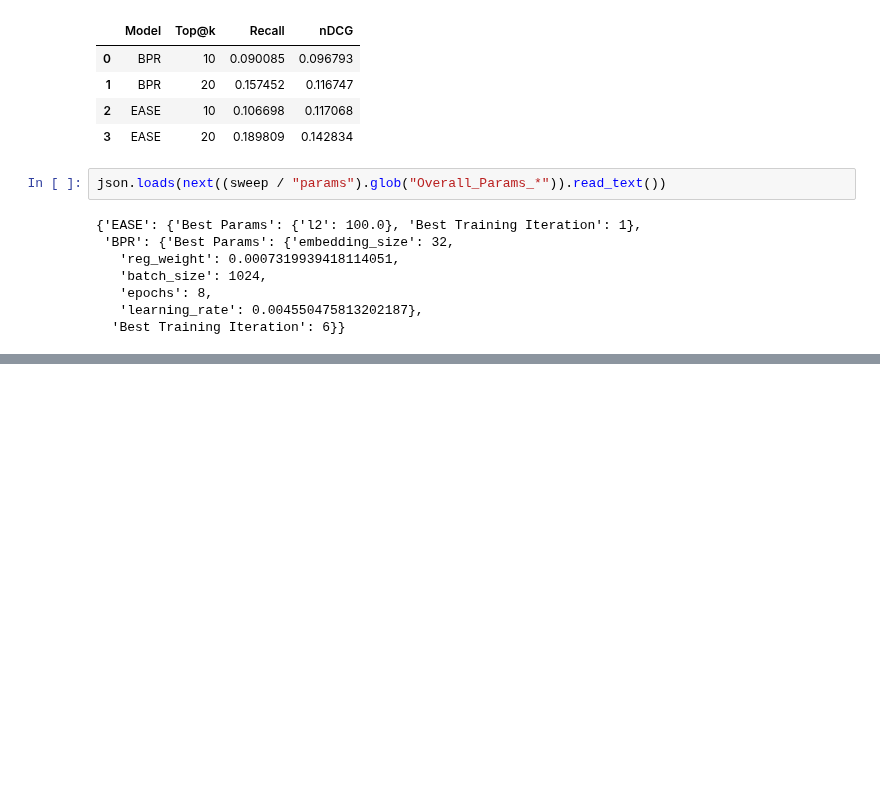
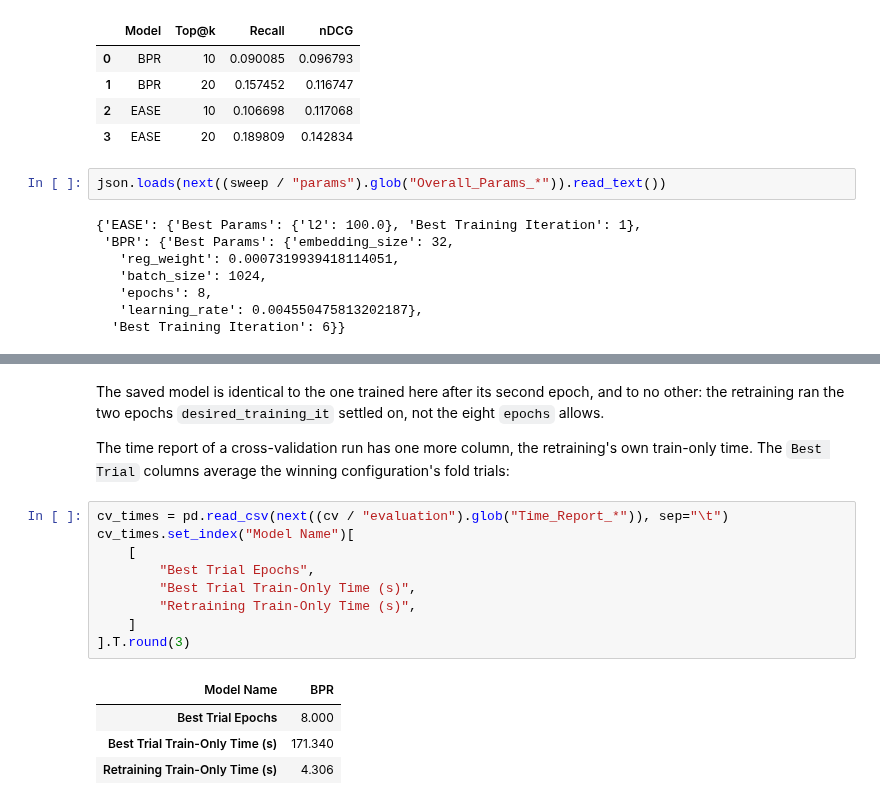
Before and after one commit to sisinflab/warprec, a Jupyter notebook: guides/10-hyperparameter-search/hyperparameter-search.ipynb, the cells around one changed output, grey strips where cells are left out. Drawn from its saved outputs; the diff is of its cells as text; blank space fills up the shorter version.

```diff
--- a/guides/10-hyperparameter-search/hyperparameter-search.ipynb
+++ b/guides/10-hyperparameter-search/hyperparameter-search.ipynb
@@ -933,0 +796,22 @@ pipeline's flows and outputs.
+# %% [markdown]
+The saved model is identical to the one trained here after its second epoch,
+and to no other: the retraining ran the two epochs `desired_training_it`
+settled on, not the eight `epochs` allows.
+
+The time report of a cross-validation run has one more column, the retraining's
+own train-only time. The `Best Trial` columns average the winning
+configuration's fold trials:
+# %%
+cv_times = pd.read_csv(next((cv / "evaluation").glob("Time_Report_*")), sep="\t")
+cv_times.set_index("Model Name")[
+    [
+        "Best Trial Epochs",
+        "Best Trial Train-Only Time (s)",
+        "Retraining Train-Only Time (s)",
+    ]
+].T.round(3)
+# %% [output]
+| Model Name | BPR |
+| Best Trial Epochs | 8.000 |
+| Best Trial Train-Only Time (s) | 171.340 |
+| Retraining Train-Only Time (s) | 4.306 |
```
Also changed, not shown: parts of 57 cells of this notebook, 6 other files.
